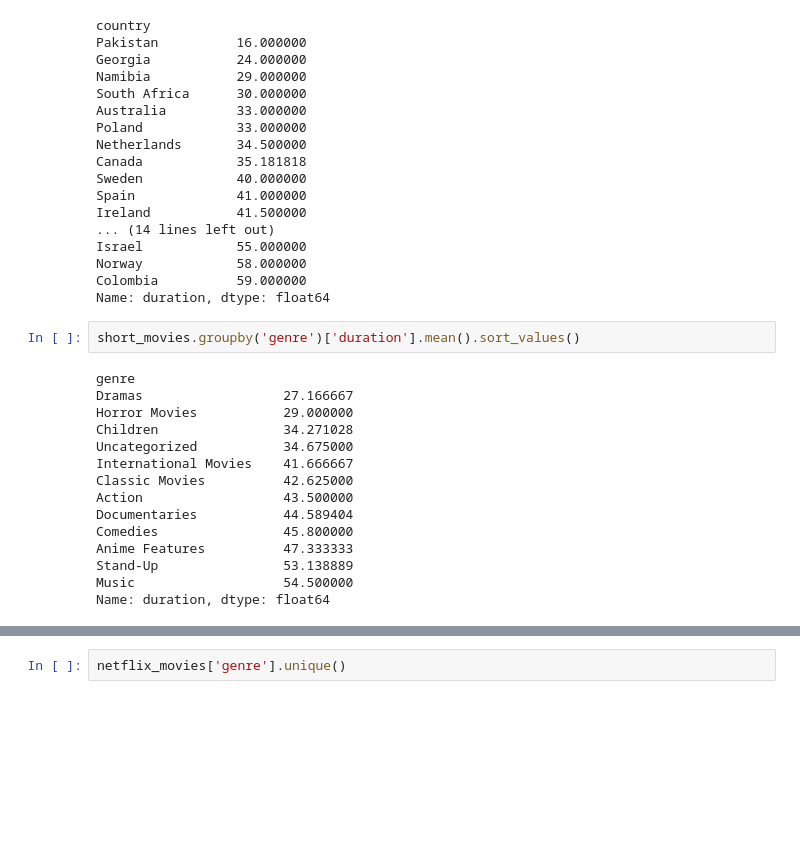
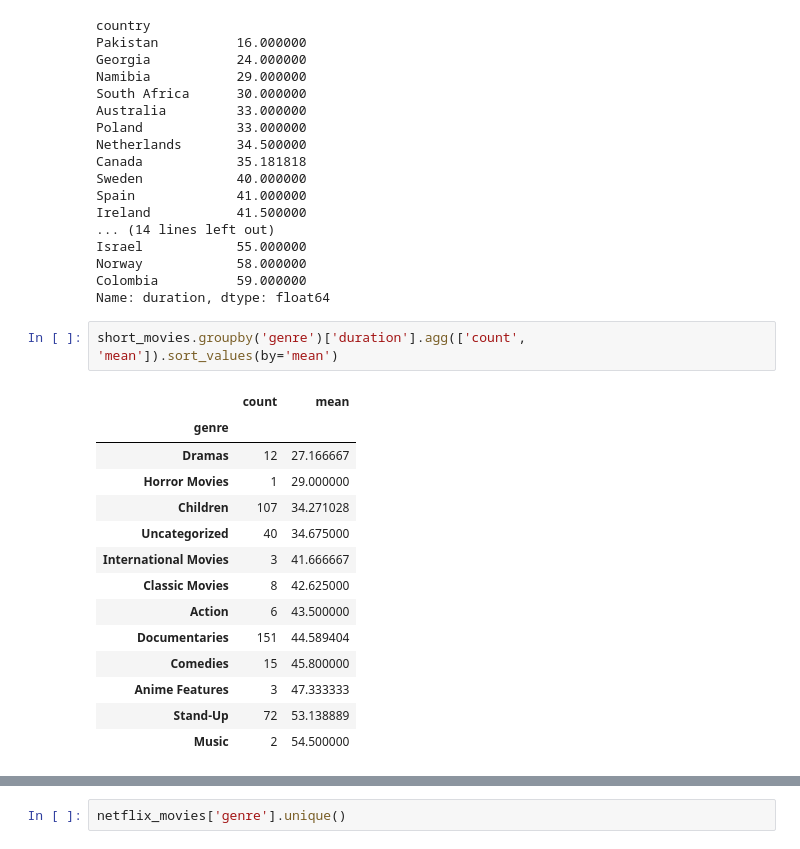
Before and after one commit to AnshuBantra/Python, a Jupyter notebook: Developer/003_Netflix_Project/notebook.ipynb, the cells around one changed output, grey strips where cells are left out. Saved outputs shown, nothing was run; the diff lists cells and outputs as text; blank space fills up the shorter version.

```diff
--- a/Developer/003_Netflix_Project/notebook.ipynb
+++ b/Developer/003_Netflix_Project/notebook.ipynb
@@ -90,20 +90,20 @@ Norway            58.000000
 Colombia          59.000000
 Name: duration, dtype: float64
 # %%
-short_movies.groupby('genre')['duration'].mean().sort_values()
+short_movies.groupby('genre')['duration'].agg(['count', 'mean']).sort_values(by='mean')
 # %% [output]
-genre
-Dramas                  27.166667
-Horror Movies           29.000000
-Children                34.271028
-Uncategorized           34.675000
-International Movies    41.666667
-Classic Movies          42.625000
-Action                  43.500000
-Documentaries           44.589404
-Comedies                45.800000
-Anime Features          47.333333
-Stand-Up                53.138889
-Music                   54.500000
-Name: duration, dtype: float64
+|  | count | mean |
+| genre |  |  |
+| Dramas | 12 | 27.166667 |
+| Horror Movies | 1 | 29.000000 |
+| Children | 107 | 34.271028 |
+| Uncategorized | 40 | 34.675000 |
+| International Movies | 3 | 41.666667 |
+| Classic Movies | 8 | 42.625000 |
+| Action | 6 | 43.500000 |
+| Documentaries | 151 | 44.589404 |
+| Comedies | 15 | 45.800000 |
+| Anime Features | 3 | 47.333333 |
+| Stand-Up | 72 | 53.138889 |
+| Music | 2 | 54.500000 |
 # %%
```
Also changed, not shown: parts of 7 cells of this notebook, 24 other files.
